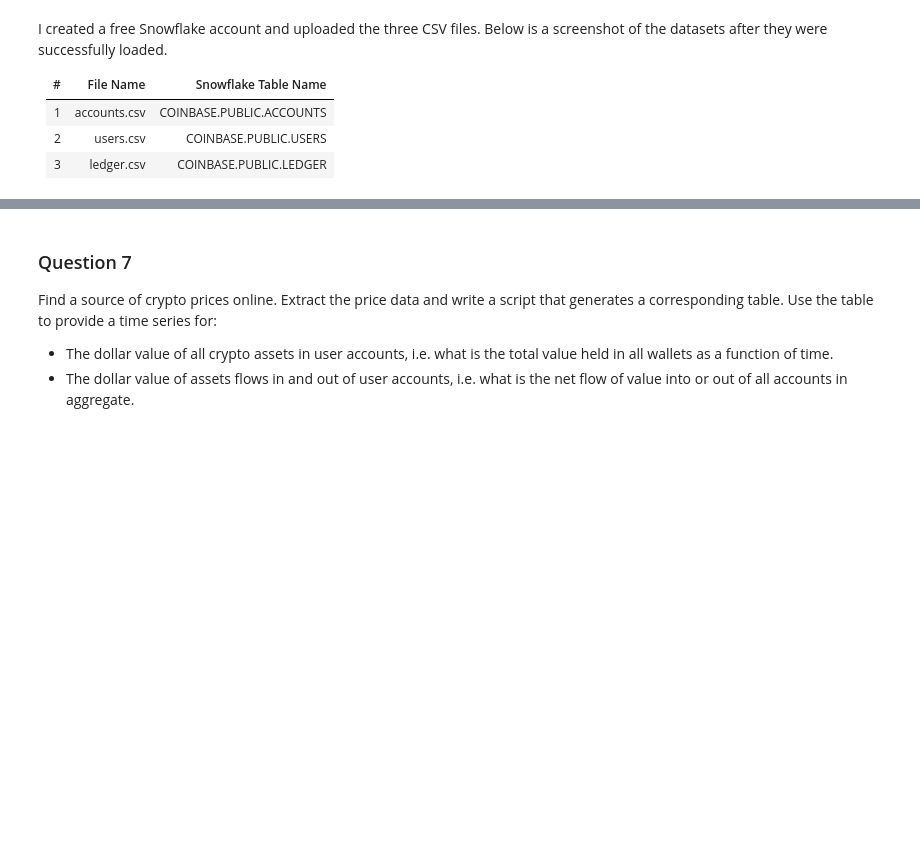
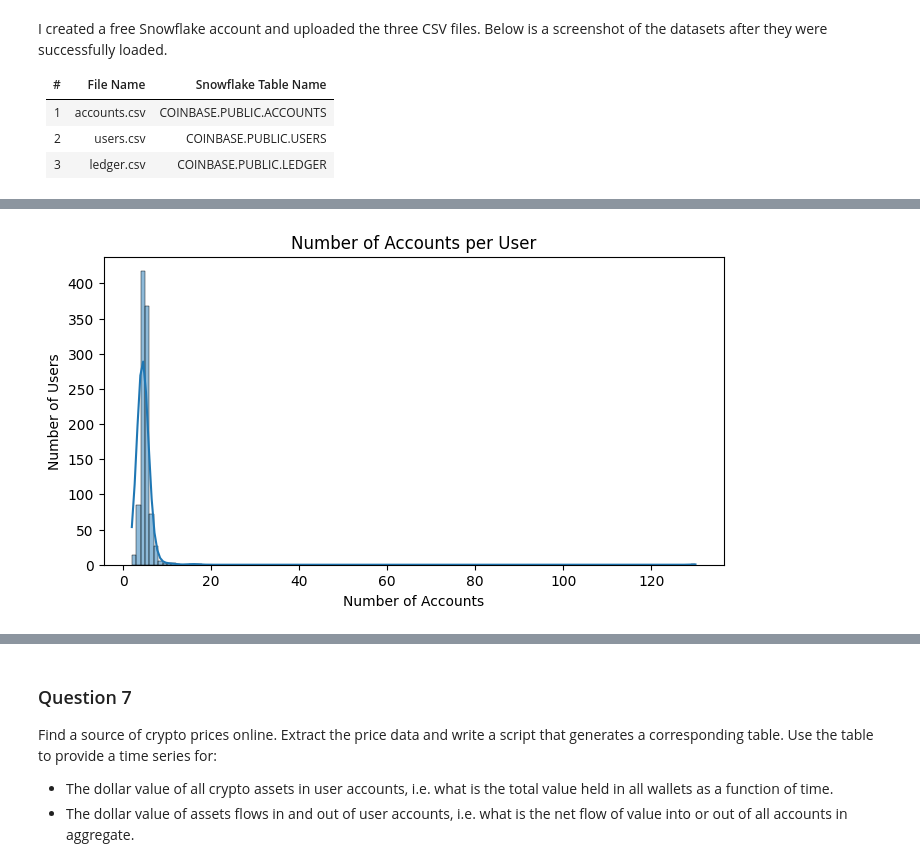
Before and after one commit to ycyuchengliu/coinbase_note, a Jupyter notebook: Coinbase_Data_HW.ipynb, the cells around one changed output, grey strips where cells are left out. Drawn from its saved outputs; the diff is of its cells as text; code cells hidden in the pictures; blank space fills up the shorter version.

```diff
--- a/Coinbase_Data_HW.ipynb
+++ b/Coinbase_Data_HW.ipynb
@@ -83,0 +96,15 @@ Calculate and plot the following distributions
+# %%
+#The query counts the number of accounts for each user. We use LEFT JOIN here to ensure that uses with 0 accounts are also included.
+q3_a_query = f"""
+        SELECT
+            u.user_id,
+            COUNT(a.account_id) AS number_of_accounts
+        FROM COINBASE.PUBLIC.USERS u
+        LEFT JOIN COINBASE.PUBLIC.ACCOUNTS a ON u.user_id = a.user_id
+        GROUP BY 1
+        ORDER BY 2 DESC;
+"""
+
+#once the query is built, we can call get_sf_data function to retreive data in dataframe format.
+number_of_account_per_user = get_sf_data(q3_a_query)
+number_of_account_per_user.head(10)
@@ -83,0 +135,9 @@ Calculate and plot the following distributions
+# %%
+plt.figure(figsize=(8, 4))
+sns.histplot(number_of_account_per_user['NUMBER_OF_ACCOUNTS'], kde=True, binwidth=1)
+plt.title('Number of Accounts per User')
+plt.xlabel('Number of Accounts')
+plt.ylabel('Number of Users')
+plt.show()
+# %% [output]
+[figure, added]
```
Also changed, not shown: parts of 11 cells of this notebook, 1 other file.
